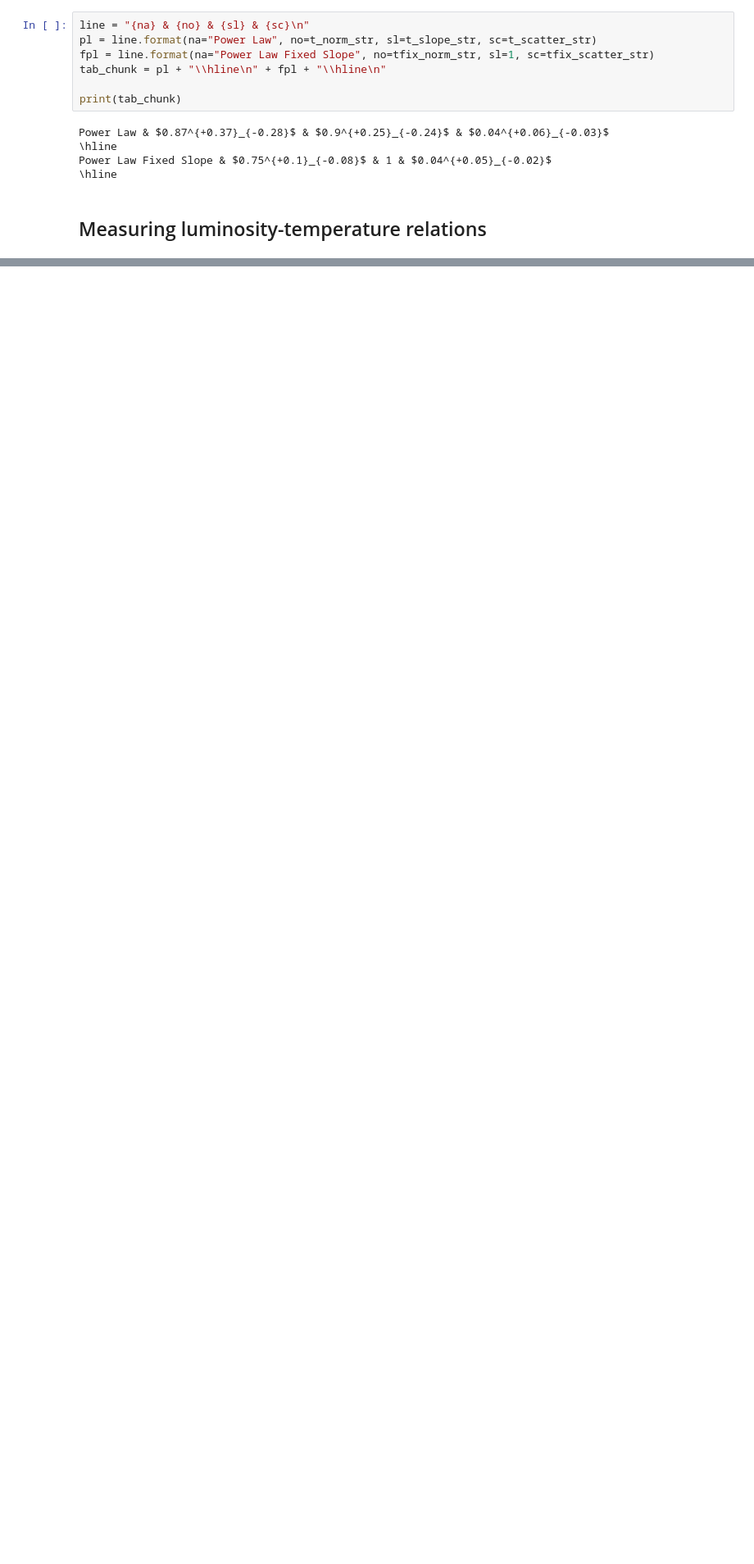
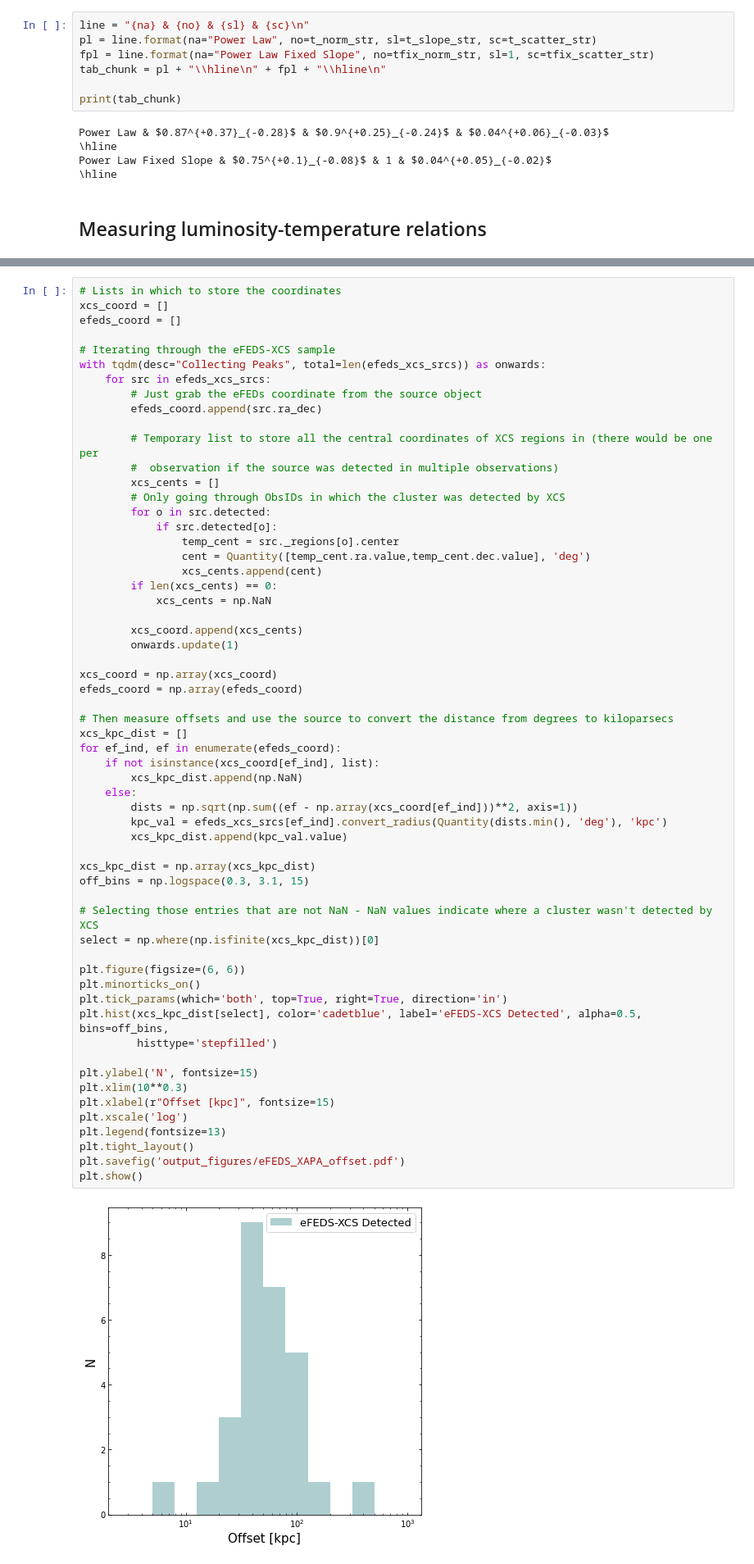
Before and after one commit to DavidT3/eFEDS-XCS-Paper, a Jupyter notebook: analysis_code/cluster_analysis.ipynb, the cells around one changed output, grey strips where cells are left out. Shown: that part at 82% size. Saved outputs shown, nothing was run; the diff lists cells and outputs as text; blank space fills up the shorter version.

```diff
--- a/analysis_code/cluster_analysis.ipynb
+++ b/analysis_code/cluster_analysis.ipynb
@@ -1130,0 +1384,61 @@ Power Law Fixed Slope & $0.75^{+0.1}_{-0.08}$ & 1 & $0.04^{+0.05}_{-0.02}$
+# %%
+# Lists in which to store the coordinates
+xcs_coord = []
+efeds_coord = []
+
+# Iterating through the eFEDS-XCS sample
+with tqdm(desc="Collecting Peaks", total=len(efeds_xcs_srcs)) as onwards:
+    for src in efeds_xcs_srcs:
+        # Just grab the eFEDs coordinate from the source object
+        efeds_coord.append(src.ra_dec)
+
+        # Temporary list to store all the central coordinates of XCS regions in (there would be one per
+        #  observation if the source was detected in multiple observations)
+        xcs_cents = []
+        # Only going through ObsIDs in which the cluster was detected by XCS
+        for o in src.detected:
+            if src.detected[o]:
+                temp_cent = src._regions[o].center
+                cent = Quantity([temp_cent.ra.value,temp_cent.dec.value], 'deg')
+                xcs_cents.append(cent)
+        if len(xcs_cents) == 0:
+            xcs_cents = np.NaN
+
+        xcs_coord.append(xcs_cents)
+        onwards.update(1)
+
+xcs_coord = np.array(xcs_coord)
+efeds_coord = np.array(efeds_coord)
+
+# Then measure offsets and use the source to convert the distance from degrees to kiloparsecs
+xcs_kpc_dist = []
+for ef_ind, ef in enumerate(efeds_coord):
+    if not isinstance(xcs_coord[ef_ind], list):
+        xcs_kpc_dist.append(np.NaN)
+    else:
+        dists = np.sqrt(np.sum((ef - np.array(xcs_coord[ef_ind]))**2, axis=1))
+        kpc_val = efeds_xcs_srcs[ef_ind].convert_radius(Quantity(dists.min(), 'deg'), 'kpc')
+        xcs_kpc_dist.append(kpc_val.value)
+
+xcs_kpc_dist = np.array(xcs_kpc_dist)
+off_bins = np.logspace(0.3, 3.1, 15)
+
+# Selecting those entries that are not NaN - NaN values indicate where a cluster wasn't detected by XCS
+select = np.where(np.isfinite(xcs_kpc_dist))[0]
+
+plt.figure(figsize=(6, 6))
+plt.minorticks_on()
+plt.tick_params(which='both', top=True, right=True, direction='in')
+plt.hist(xcs_kpc_dist[select], color='cadetblue', label='eFEDS-XCS Detected', alpha=0.5, bins=off_bins,
+         histtype='stepfilled')
+
+plt.ylabel('N', fontsize=15)
+plt.xlim(10**0.3)
+plt.xlabel(r"Offset [kpc]", fontsize=15)
+plt.xscale('log')
+plt.legend(fontsize=13)
+plt.tight_layout()
+plt.savefig('output_figures/eFEDS_XAPA_offset.pdf')
+plt.show()
+# %% [output]
+[figure, added]
```
Also changed, not shown: parts of 39 cells of this notebook.
